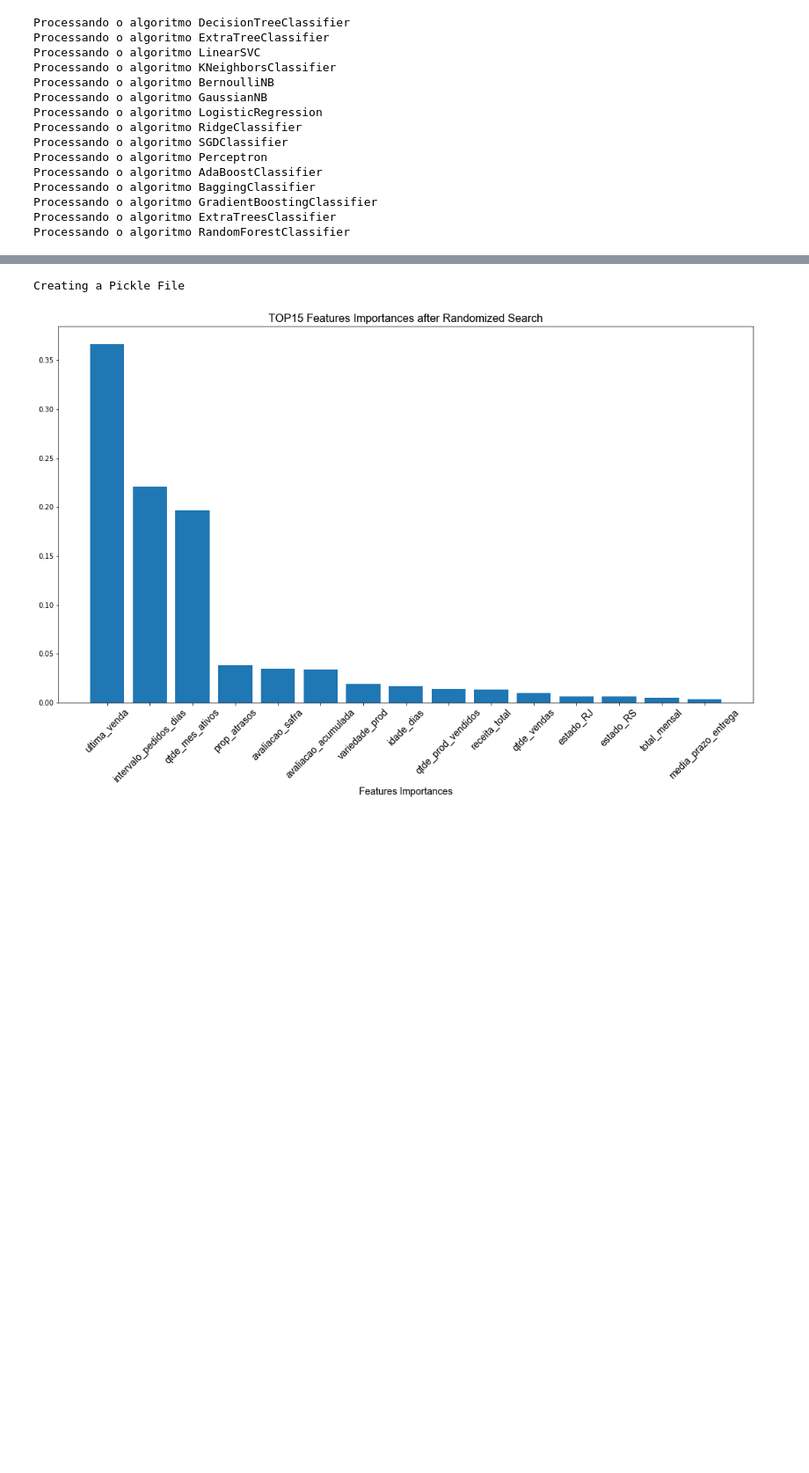
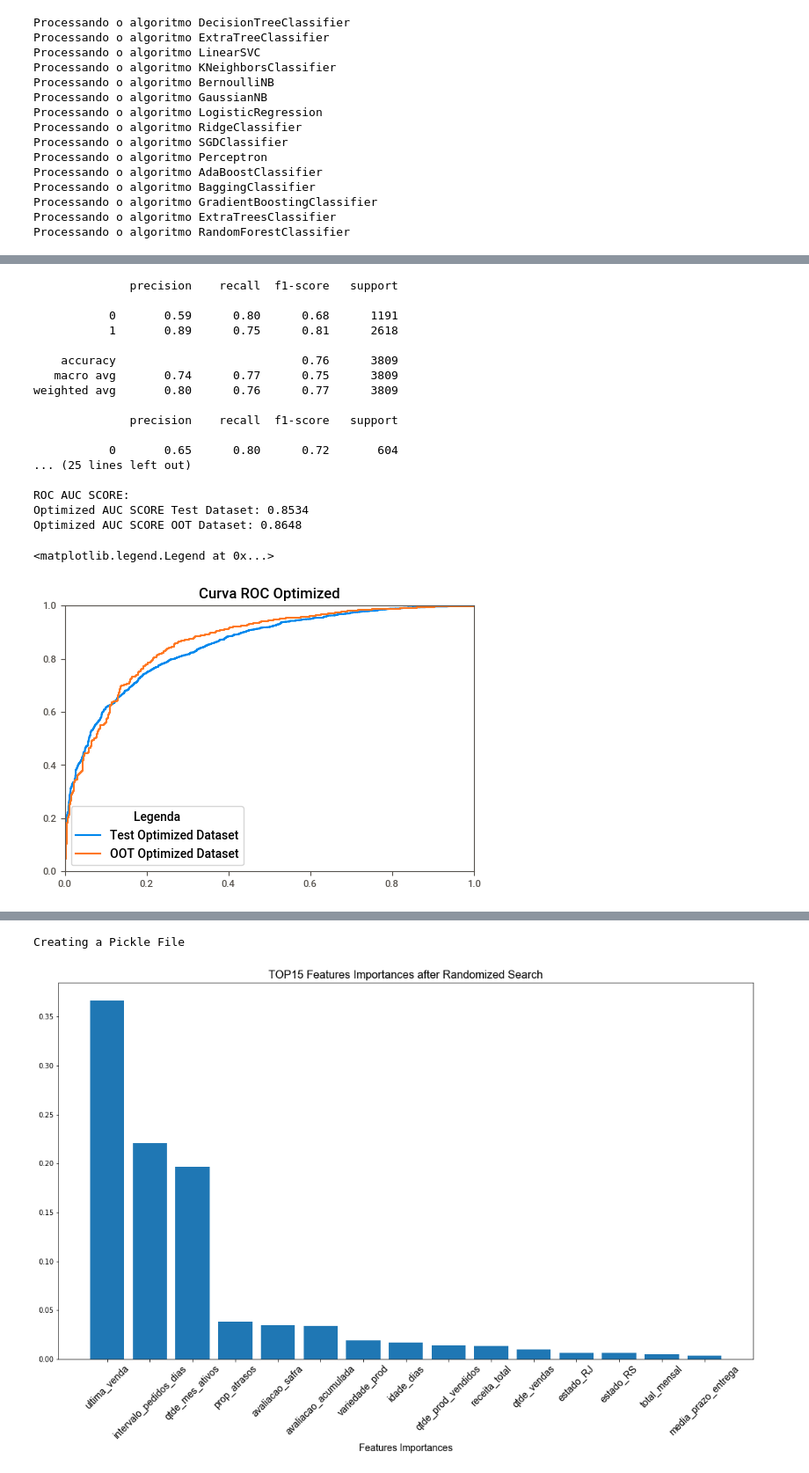
Before and after one commit to thifujikawa/clientes_olist, a Jupyter notebook: Modelling/modelling.ipynb, the cells around one changed output, grey strips where cells are left out. Shown at 88% size. Saved outputs shown, nothing was run; the diff lists cells and outputs as text; code cells hidden in the pictures; blank space fills up the shorter version.

```diff
--- a/Modelling/modelling.ipynb
+++ b/Modelling/modelling.ipynb
@@ -293,3 +329,54 @@ Nesta etapa selecionei alguns parametros para serem testados, em função do tem
+# %%
+pipeline_log_regr.set_params(**otimizacao_regression.best_params_).fit(X_train[features], y_train) # aplicando o melhores parametros do Randomized Search
+
+threshold = 0.57
+preds = np.where(pipeline_log_regr.predict_proba(X_test)[:,1]>threshold, 1,0)
+print(classification_report(y_test, preds))
+
+preds_oot = np.where(pipeline_log_regr.predict_proba(df_oot[features])[:,1]>threshold, 1,0)
+print(classification_report(df_oot[target], preds_oot))
+
+report(y_test,X_test, pipeline_log_regr, "Test Dataset")
+opt_df_test_pred_proba = pipeline_log_regr.predict_proba(X_test)[:,1]
+fpr_opt_test, tpr_opt_test, _ = roc_curve(y_test, opt_df_test_pred_proba, pos_label=1)
+roc_opt_test = plt.plot(fpr_opt_test, tpr_opt_test, label = "Test Optimized Dataset")
+
+report(df_oot[target],df_oot[features], pipeline_log_regr, "OOT Dataset")
+opt_df_test_oot_proba = pipeline_log_regr.predict_proba(df_oot[features])[:,1]
+fpr_oot_test, tpr_oot_test, _ = roc_curve(df_oot[target], opt_df_test_oot_proba, pos_label=1)
+roc_opt_oot = plt.plot(fpr_oot_test, tpr_oot_test, label = "OOT Optimized Dataset")
+
+print("ROC AUC SCORE:")
+roc_auc_score_test = roc_auc_score(y_test,opt_df_test_pred_proba ).round(4)
+roc_auc_score_oot = roc_auc_score(df_oot[target],opt_df_test_oot_proba ).round(4)
+print(f'Optimized AUC SCORE Test Dataset: {roc_auc_score_test}')
+print(f'Optimized AUC SCORE OOT Dataset: {roc_auc_score_oot}')
+
+# Curva ROC com o Dataset de Teste e OOT
+plt.title(label="Curva ROC Optimized")
+plt.xlim(0,1)
+plt.ylim(0,1)
+plt.legend(title = "Legenda")
+# %% [output]
+              precision    recall  f1-score   support
+
+           0       0.59      0.80      0.68      1191
+           1       0.89      0.75      0.81      2618
+
+    accuracy                           0.76      3809
+   macro avg       0.74      0.77      0.75      3809
+weighted avg       0.80      0.76      0.77      3809
+
+              precision    recall  f1-score   support
+
+           0       0.65      0.80      0.72       604
+... (25 lines left out)
+
+ROC AUC SCORE:
+Optimized AUC SCORE Test Dataset: 0.8534
+Optimized AUC SCORE OOT Dataset: 0.8648
+<matplotlib.legend.Legend at 0x...>
+[figure, added]
 # %%
 # Otimizando os parametros do algoritmo com Randomized Search
 
```
Also changed, not shown: parts of 29 cells of this notebook, 1 other file.
